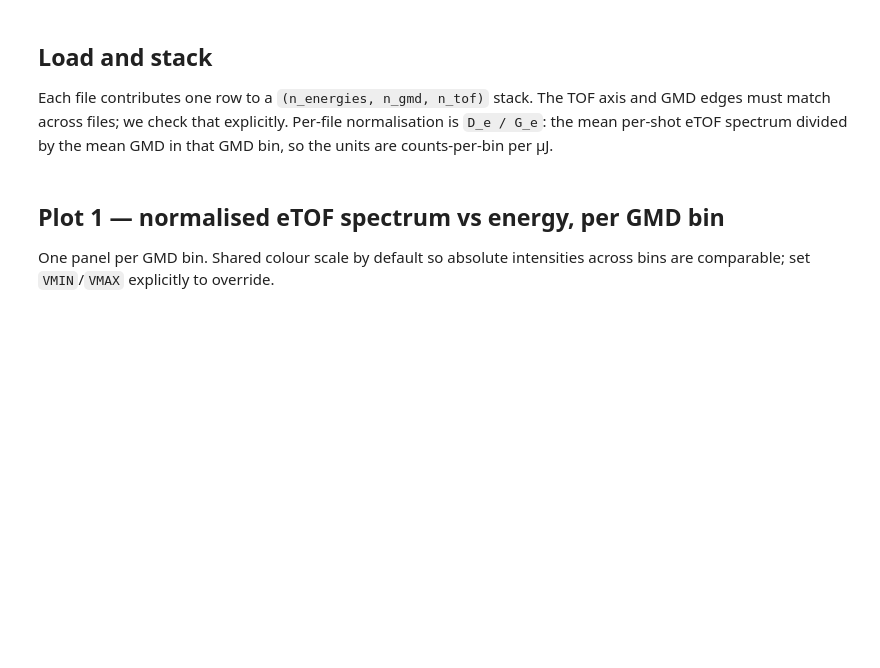
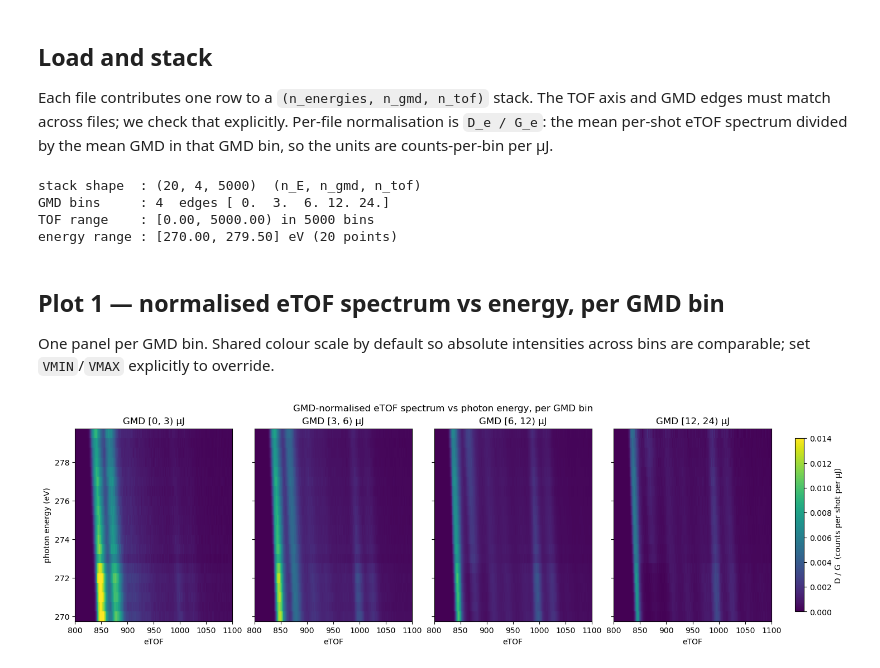
Before and after one commit to ogalexander/glycine26, a Jupyter notebook: analysis/notebooks/cfg1_etof_vs_energy.ipynb, the cells around one changed output. Cells and saved outputs as stored; diff of their text form; code cells hidden in the pictures; blank space fills up the shorter version.

Commit message:
Binding-energy-maps

```diff
--- a/analysis/notebooks/cfg1_etof_vs_energy.ipynb
+++ b/analysis/notebooks/cfg1_etof_vs_energy.ipynb
@@ -41,8 +53,13 @@ FILES = None  # e.g. [("runXXX_aggregates.h5", 290.0), ...]
 
 # --- Option B: glob a directory and parse eV from filename ----------
 AGG_DIR    = config.COMBINED_DIR
-GLOB       = "*_aggregates.h5"
-ENERGY_RE  = re.compile(r"(\d+(?:\.\d+)?)\s*eV", re.IGNORECASE)
+GLOB = "glycine_WL_scan_*eV_aggregates_etof1.h5"
+
+ENERGY_RE = re.compile(
+    r"^glycine_WL_scan_(\d+(?:\.\d+)?)eV_aggregates_etof1$"
+)
+
+MAX_ENERGY = 279.5
 
 # --- Display / cosmetics -------------------------------------------
 TOF_RANGE  = (None, None)   # plot x-limits in TOF units; (None, None) = full
@@ -64,7 +81,24 @@ if FILES is None:
         raise FileNotFoundError(f"no files match {AGG_DIR}/{GLOB}")
     FILES = [(p, _energy_from_name(p)) for p in paths]
 
-FILES = sorted(FILES, key=lambda pe: pe[1])
+FILES = [(p, e) for p, e in FILES if e <= MAX_ENERGY]
+
+
+def _is_decimal_zero_energy_file(p):
+    return re.search(r"_\d+\.0eV_aggregates_etof1\.h5$", Path(p).name) is not None
+
+# For repeated nominal energies, prefer the file written as "279.0eV"
+# over the bare "279eV".
+dedup = {}
+for p, e in FILES:
+    old = dedup.get(e)
+    if old is None:
+        dedup[e] = (p, e)
+    elif _is_decimal_zero_energy_file(p):
+        dedup[e] = (p, e)
+
+FILES = sorted(dedup.values(), key=lambda pe: pe[1])
+
 print(f"{len(FILES)} aggregate files:")
 for p, e in FILES:
     print(f"  {e:>8.2f} eV  {Path(p).name}")
@@ -124,6 +176,11 @@ print(f"stack shape  : {stack.shape}  (n_E, n_gmd, n_tof)")
 print(f"GMD bins     : {n_gmd}  edges {gmd_edges}")
 print(f"TOF range    : [{tof_edges[0]:.2f}, {tof_edges[-1]:.2f}) in {n_tof} bins")
 print(f"energy range : [{energies.min():.2f}, {energies.max():.2f}] eV ({len(energies)} points)")
+# %% [output]
+stack shape  : (20, 4, 5000)  (n_E, n_gmd, n_tof)
+GMD bins     : 4  edges [ 0.  3.  6. 12. 24.]
+TOF range    : [0.00, 5000.00) in 5000 bins
+energy range : [270.00, 279.50] eV (20 points)
 # %% [markdown]
 ## Plot 1 — normalised eTOF spectrum vs energy, per GMD bin
 
@@ -139,30 +196,36 @@ def _energy_edges(e):
 
 e_edges = _energy_edges(energies)
 
 finite = stack[np.isfinite(stack)]
 vmin = VMIN if VMIN is not None else float(np.nanpercentile(finite, 1))
 vmax = VMAX if VMAX is not None else float(np.nanpercentile(finite, 99))
+
+vmin = 0
+vmax = 0.014
 
 fig, axes = plt.subplots(
     1, n_gmd, figsize=(3.6 * n_gmd, 4.4), sharey=True,
     constrained_layout=True,
 )
 axes = np.atleast_1d(axes)
 
 for g, ax in enumerate(axes):
     pcm = ax.pcolormesh(
         tof_edges, e_edges, stack[:, g, :],
         cmap="viridis", vmin=vmin, vmax=vmax, shading="auto",
     )
     ax.set_title(
         f"GMD [{gmd_edges[g]:.2g}, {gmd_edges[g + 1]:.2g}) µJ"
     )
     ax.set_xlabel("eTOF")
     if TOF_RANGE[0] is not None or TOF_RANGE[1] is not None:
         ax.set_xlim(TOF_RANGE[0], TOF_RANGE[1])
+    ax.set_xlim(800,1100)
 
 axes[0].set_ylabel("photon energy (eV)")
 cbar = fig.colorbar(pcm, ax=axes, location="right", shrink=0.9, pad=0.02)
 cbar.set_label("D / G  (counts per shot per µJ)")
 fig.suptitle("GMD-normalised eTOF spectrum vs photon energy, per GMD bin")
 plt.show()
+# %% [output]
+[figure, added]
```
Also changed, not shown: parts of 6 cells of this notebook, 1 other file.
